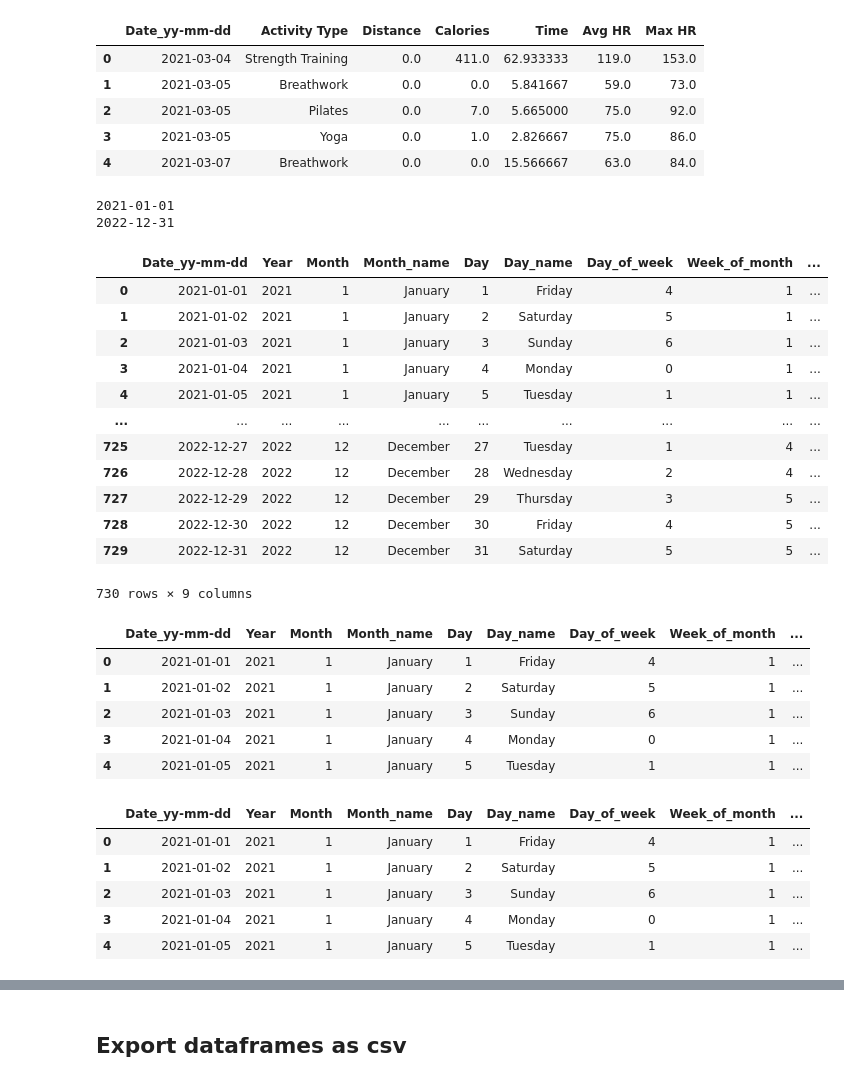
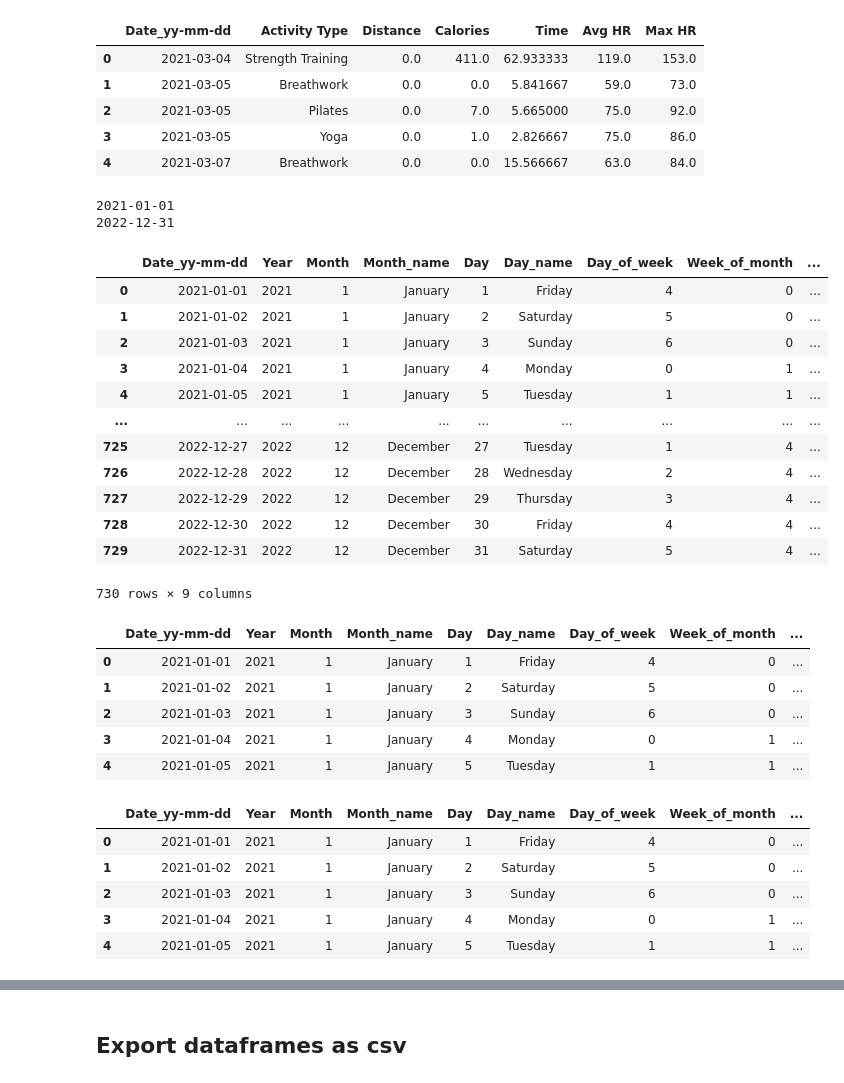
Before and after one commit to DerrickDDInAI/coding-art, a Jupyter notebook: core/models_3d/data_visualization/sports/all_activities/explore&preprocess_garmin_data.ipynb, the cells around one changed output, grey strips where cells are left out. Drawn from its saved outputs; the diff is of its cells as text; code cells hidden in the pictures.

Commit message:
fix calendar grid, week of month

```diff
--- a/core/models_3d/data_visualization/sports/all_activities/explore&preprocess_garmin_data.ipynb
+++ b/core/models_3d/data_visualization/sports/all_activities/explore&preprocess_garmin_data.ipynb
@@ -56,6 +58,12 @@ def convert_durations_to_minutes(durations_series):
     # durations_series.dt.hour*60 + durations_series.dt.minute + durations_series.dt.second/60
     return durations_series.dt.total_seconds()/60
 
+def get_calendar_week_of_month(year, month, day):
+    calendar_month = np.array(calendar.monthcalendar(year, month))
+    week_of_month = np.where(calendar_month==day)[0][0]
+
+    return week_of_month
+
 def normalize_between_range(xs, a, b):
     """
     Function to normalize a series between range [a,b]
@@ -255,47 +209,48 @@ grouped_df.head()
 # date_start = df[["Date"]].min().dt.date.values[0]
 # date_end = df[["Date"]].max().dt.date.values[0]
 # print(date_start)
 # print(date_end)
 
 # get starting year and ending year
 date_start = df[["Date"]].min().dt.year.values[0]
 date_end = df[["Date"]].max().dt.year.values[0]
 date_start = str(date_start) + "-01-01"
 date_end = str(date_end) + "-12-31"
-print(date_start)
-print(date_end)
+print("start date", date_start)
+print("end date", date_end)
 
 # get days between range date and make a dataframe from these days
 range_date = pd.date_range(start=date_start, end=date_end, freq ='D')
 range_date_df = pd.DataFrame(range_date, columns = ['Date_yy-mm-dd'])
 
 # add date related columns to dataframe
 range_date_df["Year"] = pd.to_datetime(range_date_df["Date_yy-mm-dd"]).dt.year
 range_date_df["Month"] = pd.to_datetime(range_date_df["Date_yy-mm-dd"]).dt.month
 range_date_df["Month_name"] = pd.to_datetime(range_date_df["Date_yy-mm-dd"]).dt.month_name()
 range_date_df["Day"] = pd.to_datetime(range_date_df["Date_yy-mm-dd"]).dt.day
 range_date_df["Day_name"] = pd.to_datetime(range_date_df["Date_yy-mm-dd"]).dt.day_name()
 range_date_df["Day_of_week"] = pd.to_datetime(range_date_df["Date_yy-mm-dd"]).dt.day_of_week
-range_date_df["Week_of_month"] = pd.to_datetime(range_date_df["Date_yy-mm-dd"]).apply(lambda x: (x.day - 1)//7 + 1)
+# range_date_df["Week_of_month"] = pd.to_datetime(range_date_df["Date_yy-mm-dd"]).apply(lambda x: (x.day - 1)//7 + 1)
+range_date_df["Week_of_month"] = range_date_df.apply(lambda x: get_calendar_week_of_month(x.Year, x.Month, x.Day), axis=1)
 
 # add column: number of days in month
 range_date_df["Days_in_month"] = pd.to_datetime(range_date_df["Date_yy-mm-dd"]).dt.days_in_month
 range_date_df
 # %% [output]
 2021-01-01
 2022-12-31
 |  | Date_yy-mm-dd | Year | Month | Month_name | Day | Day_name | Day_of_week | Week_of_month | ... |
-| 0 | 2021-01-01 | 2021 | 1 | January | 1 | Friday | 4 | 1 | ... |
-| 1 | 2021-01-02 | 2021 | 1 | January | 2 | Saturday | 5 | 1 | ... |
-| 2 | 2021-01-03 | 2021 | 1 | January | 3 | Sunday | 6 | 1 | ... |
+| 0 | 2021-01-01 | 2021 | 1 | January | 1 | Friday | 4 | 0 | ... |
+| 1 | 2021-01-02 | 2021 | 1 | January | 2 | Saturday | 5 | 0 | ... |
+| 2 | 2021-01-03 | 2021 | 1 | January | 3 | Sunday | 6 | 0 | ... |
 | 3 | 2021-01-04 | 2021 | 1 | January | 4 | Monday | 0 | 1 | ... |
 | 4 | 2021-01-05 | 2021 | 1 | January | 5 | Tuesday | 1 | 1 | ... |
 | ... | ... | ... | ... | ... | ... | ... | ... | ... | ... |
 | 725 | 2022-12-27 | 2022 | 12 | December | 27 | Tuesday | 1 | 4 | ... |
 | 726 | 2022-12-28 | 2022 | 12 | December | 28 | Wednesday | 2 | 4 | ... |
-| 727 | 2022-12-29 | 2022 | 12 | December | 29 | Thursday | 3 | 5 | ... |
-| 728 | 2022-12-30 | 2022 | 12 | December | 30 | Friday | 4 | 5 | ... |
-| 729 | 2022-12-31 | 2022 | 12 | December | 31 | Saturday | 5 | 5 | ... |
+| 727 | 2022-12-29 | 2022 | 12 | December | 29 | Thursday | 3 | 4 | ... |
+| 728 | 2022-12-30 | 2022 | 12 | December | 30 | Friday | 4 | 4 | ... |
+| 729 | 2022-12-31 | 2022 | 12 | December | 31 | Saturday | 5 | 4 | ... |
 730 rows × 9 columns
 # %%
 # merge dataframe with all days from date range and dataframe with aggregated activities values
@@ -303,9 +258,9 @@ everyday_grouped_df = pd.merge(range_date_df, grouped_df, how="left", on="Date_y
 everyday_grouped_df.head()
 # %% [output]
 |  | Date_yy-mm-dd | Year | Month | Month_name | Day | Day_name | Day_of_week | Week_of_month | ... |
-| 0 | 2021-01-01 | 2021 | 1 | January | 1 | Friday | 4 | 1 | ... |
-| 1 | 2021-01-02 | 2021 | 1 | January | 2 | Saturday | 5 | 1 | ... |
-| 2 | 2021-01-03 | 2021 | 1 | January | 3 | Sunday | 6 | 1 | ... |
+| 0 | 2021-01-01 | 2021 | 1 | January | 1 | Friday | 4 | 0 | ... |
+| 1 | 2021-01-02 | 2021 | 1 | January | 2 | Saturday | 5 | 0 | ... |
+| 2 | 2021-01-03 | 2021 | 1 | January | 3 | Sunday | 6 | 0 | ... |
 | 3 | 2021-01-04 | 2021 | 1 | January | 4 | Monday | 0 | 1 | ... |
 | 4 | 2021-01-05 | 2021 | 1 | January | 5 | Tuesday | 1 | 1 | ... |
 # %%
@@ -323,8 +278,8 @@ everyday_grouped_df = pd.merge(everyday_grouped_df, nb_activities_per_day, how="
 everyday_grouped_df.head()
 # %% [output]
 |  | Date_yy-mm-dd | Year | Month | Month_name | Day | Day_name | Day_of_week | Week_of_month | ... |
-| 0 | 2021-01-01 | 2021 | 1 | January | 1 | Friday | 4 | 1 | ... |
-| 1 | 2021-01-02 | 2021 | 1 | January | 2 | Saturday | 5 | 1 | ... |
-| 2 | 2021-01-03 | 2021 | 1 | January | 3 | Sunday | 6 | 1 | ... |
+| 0 | 2021-01-01 | 2021 | 1 | January | 1 | Friday | 4 | 0 | ... |
+| 1 | 2021-01-02 | 2021 | 1 | January | 2 | Saturday | 5 | 0 | ... |
+| 2 | 2021-01-03 | 2021 | 1 | January | 3 | Sunday | 6 | 0 | ... |
 | 3 | 2021-01-04 | 2021 | 1 | January | 4 | Monday | 0 | 1 | ... |
 | 4 | 2021-01-05 | 2021 | 1 | January | 5 | Tuesday | 1 | 1 | ... |
```
Also changed, not shown: parts of 25 cells of this notebook.
